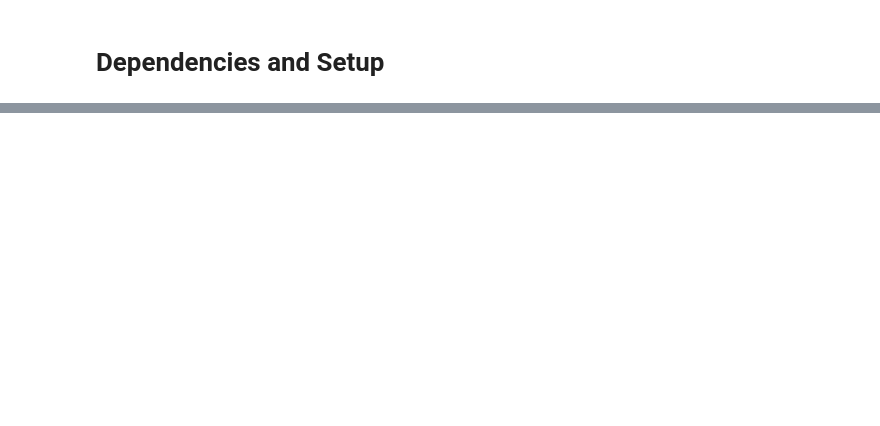
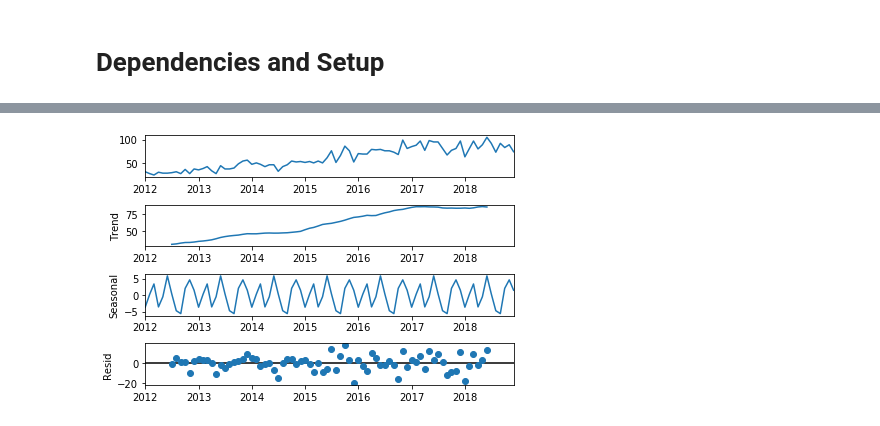
Before and after one commit to prerak-patel/Accidental-Drug-Related-Deaths, a Jupyter notebook: accidentalDrugRelatedDeaths.ipynb, the cells around one changed output, grey strips where cells are left out. Saved outputs shown, nothing was run; the diff lists cells and outputs as text; code cells hidden in the pictures; blank space fills up the shorter version.

```diff
--- a/accidentalDrugRelatedDeaths.ipynb
+++ b/accidentalDrugRelatedDeaths.ipynb
@@ -29,0 +94,5 @@ narrowed_df
+# %%
+decomposition = sm.tsa.seasonal_decompose(reduced_df,model='additive')
+fig = decomposition.plot()
+# %% [output]
+[figure, added]
```
Also changed, not shown: parts of 16 cells of this notebook.
